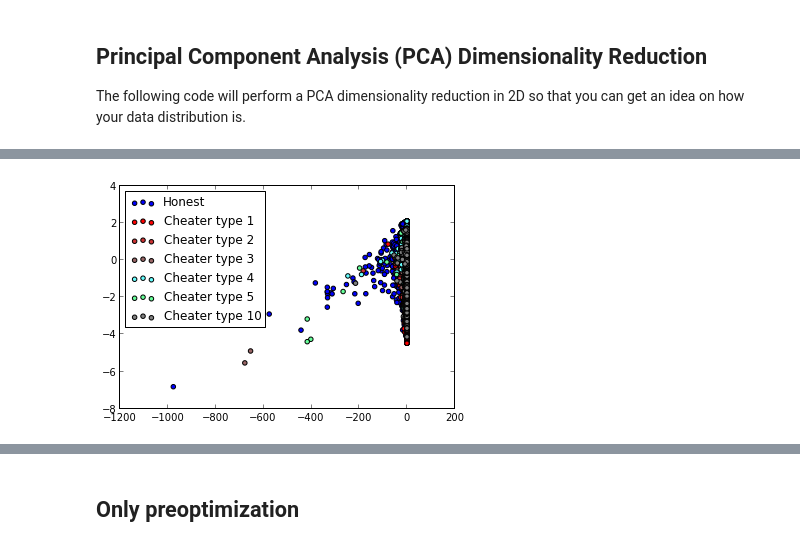
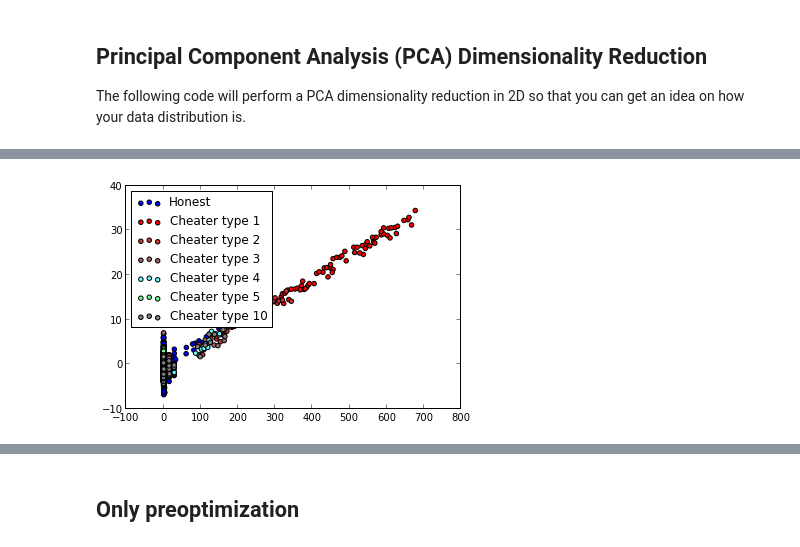
Before and after one commit to lrq3000/oacs, a Jupyter notebook: ipynb/Dataset Analysis.ipynb, the cells around one changed output, grey strips where cells are left out. Cells and saved outputs as stored; diff of their text form; code cells hidden in the pictures.

```diff
--- a/ipynb/Dataset Analysis.ipynb
+++ b/ipynb/Dataset Analysis.ipynb
@@ -267,0 +283,7 @@ dtypes: float64(2)
+# %%
+# Projecting test dataset onto the eigenvectors learned with the learning dataset
+K = 2
+U, S, V = ev.pca_getvectors(runner.vars['X'])
+Z = ev.pca_reduce(runner.vars['X'], U, K)
+Ztest = ev.pca_reduce(Xtest, U, K)
+print(Ztest)
@@ -268,11 +302,22 @@ dtypes: float64(2)
 # %%
+# Pick random indexes to plot (because we can't take the full dataset! Would overflow the memory)
 import random
 
 # Find indices
 # Honest players indices
-Y = runner.vars['Y']
+if Ytest is not None:
+    Y = Ytest
+    Yfull = runner.vars['Y']
+else:
+    Y = runner.vars['Y']
+    Yfull = runner.vars['Y']
 Ytn = Y[Y==0].dropna()
-rows_n = random.sample(Ytn.index, 100000)
+Yftn = Yfull[Yfull==0].dropna()
+try:
+    rows_n = random.sample(Ytn.index, 100000)
+except:
+    rows_n = random.sample(Ytn.index, Ytn.shape[0])
+rows_nf = random.sample(Yftn.index, 100000)
 # Cheater indices
 Ytc = Y[Y!=0].dropna() # General cheaters label indices, usually it will be a lot smaller than the full Y so that it's better to do a first filter containing exclusively all the cheaters labels and none of the normal examples
 Ytc1 = Ytc[Ytc==1].dropna() # Cheat type 1
@@ -310,14 +355,14 @@ plt.show()
 # %%
 # Showing normal vs cheaters plot
 # Note: we print in reverse order so that each type gets overlayed by more important types
-plt.scatter(Z.ix[rows_n,0], Z.ix[rows_n,1], c='b', label='Honest')#, s=X.framerepeat))
-plt.scatter(Z.ix[rows_c1,0], Z.ix[rows_c1,1], c=[1, 0, 0], label='Cheater type 1')
-plt.scatter(Z.ix[rows_c2,0], Z.ix[rows_c2,1], c=[0.8, 0.2, 0.2], label='Cheater type 2')
-plt.scatter(Z.ix[rows_c3,0], Z.ix[rows_c3,1], c=[0.6, 0.4, 0.4], label='Cheater type 3')
-plt.scatter(Z.ix[rows_c4,0], Z.ix[rows_c4,1], c=[0.4, 1, 1], label='Cheater type 4')
-plt.scatter(Z.ix[rows_c5,0], Z.ix[rows_c5,1], c=[0.4, 1, 0.6], label='Cheater type 5')
-plt.scatter(Z.ix[rows_c10,0], Z.ix[rows_c10,1], c='grey', label='Cheater type 10')
+plt.scatter(Z.ix[rows_nf,0], Z.ix[rows_nf,1], c='b')#, s=X.framerepeat))
+plt.scatter(Ztest.ix[rows_n,0], Ztest.ix[rows_n,1], c='b', label='Honest')#, s=X.framerepeat))
+plt.scatter(Ztest.ix[rows_c2,0], Ztest.ix[rows_c2,1], c=[0.8, 0.2, 0.2], label='Cheater type 2')
+plt.scatter(Ztest.ix[rows_c3,0], Ztest.ix[rows_c3,1], c=[0.6, 0.4, 0.4], label='Cheater type 3')
+plt.scatter(Ztest.ix[rows_c4,0], Ztest.ix[rows_c4,1], c=[0.4, 1, 1], label='Cheater type 4')
+plt.scatter(Ztest.ix[rows_c5,0], Ztest.ix[rows_c5,1], c=[0.4, 1, 0.6], label='Cheater type 5')
+plt.scatter(Ztest.ix[rows_c10,0], Ztest.ix[rows_c10,1], c='grey', label='Cheater type 10')
 plt.legend(loc='upper left')
 plt.show()
 # %% [output]
-[figure, old version]
+[figure, new version]
```
Also changed, not shown: parts of 26 cells of this notebook.
